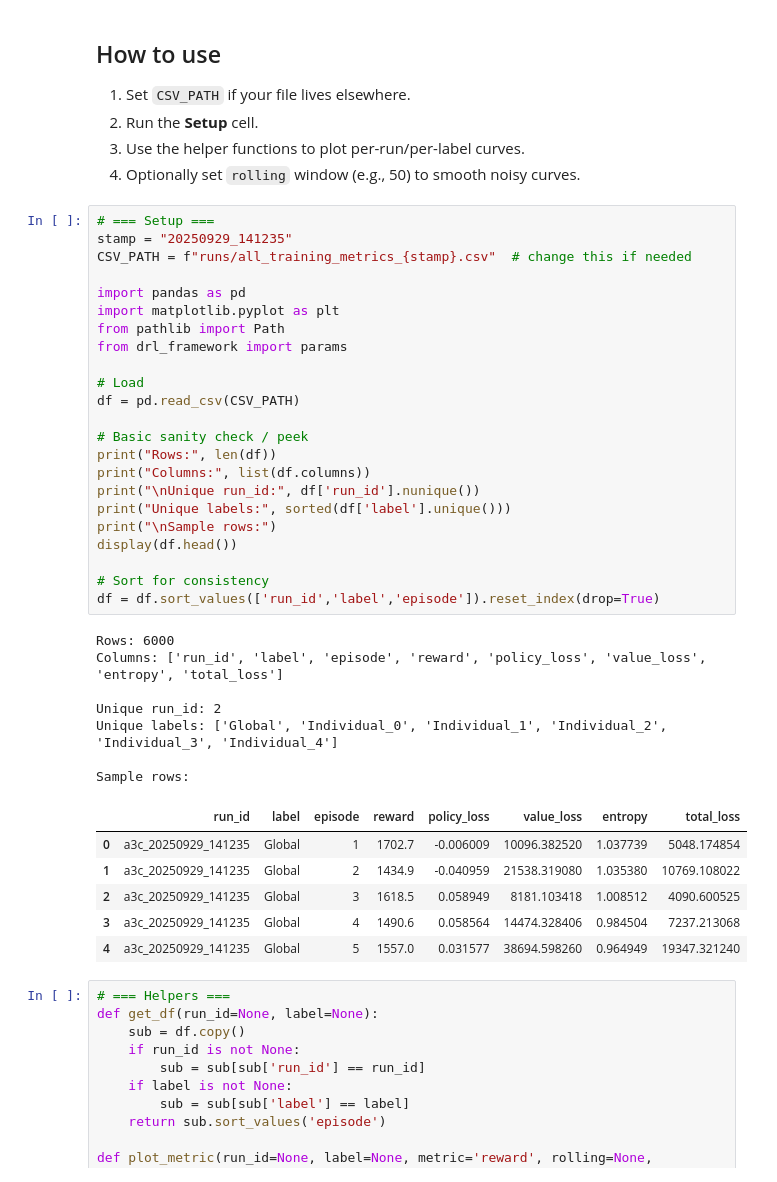
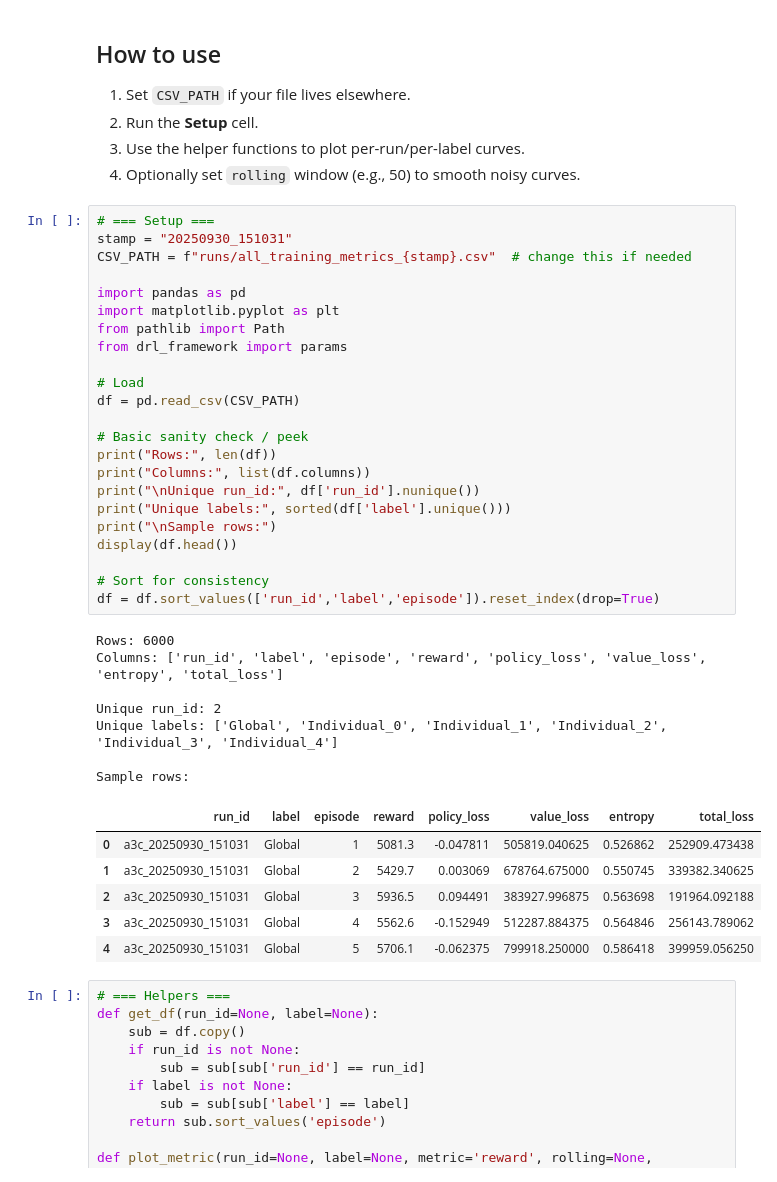
Before and after one commit to crazytb/uav_a3c, a Jupyter notebook: main_training_metrics_analysis.ipynb, the cells around one changed output. Saved outputs shown, nothing was run; the diff lists cells and outputs as text.

```diff
--- a/main_training_metrics_analysis.ipynb
+++ b/main_training_metrics_analysis.ipynb
@@ -14,41 +14,41 @@ This notebook loads `runs/all_training_metrics.csv` (the master log you created
 4. Optionally set `rolling` window (e.g., 50) to smooth noisy curves.
 # %%
 # === Setup ===
-stamp = "20250929_141235"
+stamp = "20250930_151031"
 CSV_PATH = f"runs/all_training_metrics_{stamp}.csv"  # change this if needed
 
 import pandas as pd
 import matplotlib.pyplot as plt
 from pathlib import Path
 from drl_framework import params
 
 # Load
 df = pd.read_csv(CSV_PATH)
 
 # Basic sanity check / peek
 print("Rows:", len(df))
 print("Columns:", list(df.columns))
 print("\nUnique run_id:", df['run_id'].nunique())
 print("Unique labels:", sorted(df['label'].unique()))
 print("\nSample rows:")
 display(df.head())
 
 # Sort for consistency
 df = df.sort_values(['run_id','label','episode']).reset_index(drop=True)
 # %% [output]
 Rows: 6000
 Columns: ['run_id', 'label', 'episode', 'reward', 'policy_loss', 'value_loss', 'entropy', 'total_loss']
 
 Unique run_id: 2
 Unique labels: ['Global', 'Individual_0', 'Individual_1', 'Individual_2', 'Individual_3', 'Individual_4']
 
 Sample rows:
 |  | run_id | label | episode | reward | policy_loss | value_loss | entropy | total_loss |
-| 0 | a3c_20250929_141235 | Global | 1 | 1702.7 | -0.006009 | 10096.382520 | 1.037739 | 5048.174854 |
-| 1 | a3c_20250929_141235 | Global | 2 | 1434.9 | -0.040959 | 21538.319080 | 1.035380 | 10769.108022 |
-| 2 | a3c_20250929_141235 | Global | 3 | 1618.5 | 0.058949 | 8181.103418 | 1.008512 | 4090.600525 |
-| 3 | a3c_20250929_141235 | Global | 4 | 1490.6 | 0.058564 | 14474.328406 | 0.984504 | 7237.213068 |
-| 4 | a3c_20250929_141235 | Global | 5 | 1557.0 | 0.031577 | 38694.598260 | 0.964949 | 19347.321240 |
+| 0 | a3c_20250930_151031 | Global | 1 | 5081.3 | -0.047811 | 505819.040625 | 0.526862 | 252909.473438 |
+| 1 | a3c_20250930_151031 | Global | 2 | 5429.7 | 0.003069 | 678764.675000 | 0.550745 | 339382.340625 |
+| 2 | a3c_20250930_151031 | Global | 3 | 5936.5 | 0.094491 | 383927.996875 | 0.563698 | 191964.092188 |
+| 3 | a3c_20250930_151031 | Global | 4 | 5562.6 | -0.152949 | 512287.884375 | 0.564846 | 256143.789062 |
+| 4 | a3c_20250930_151031 | Global | 5 | 5706.1 | -0.062375 | 799918.250000 | 0.586418 | 399959.056250 |
 # %%
 # === Helpers ===
 def get_df(run_id=None, label=None):
```
Also changed, not shown: parts of 4 cells of this notebook, 42 other files.
